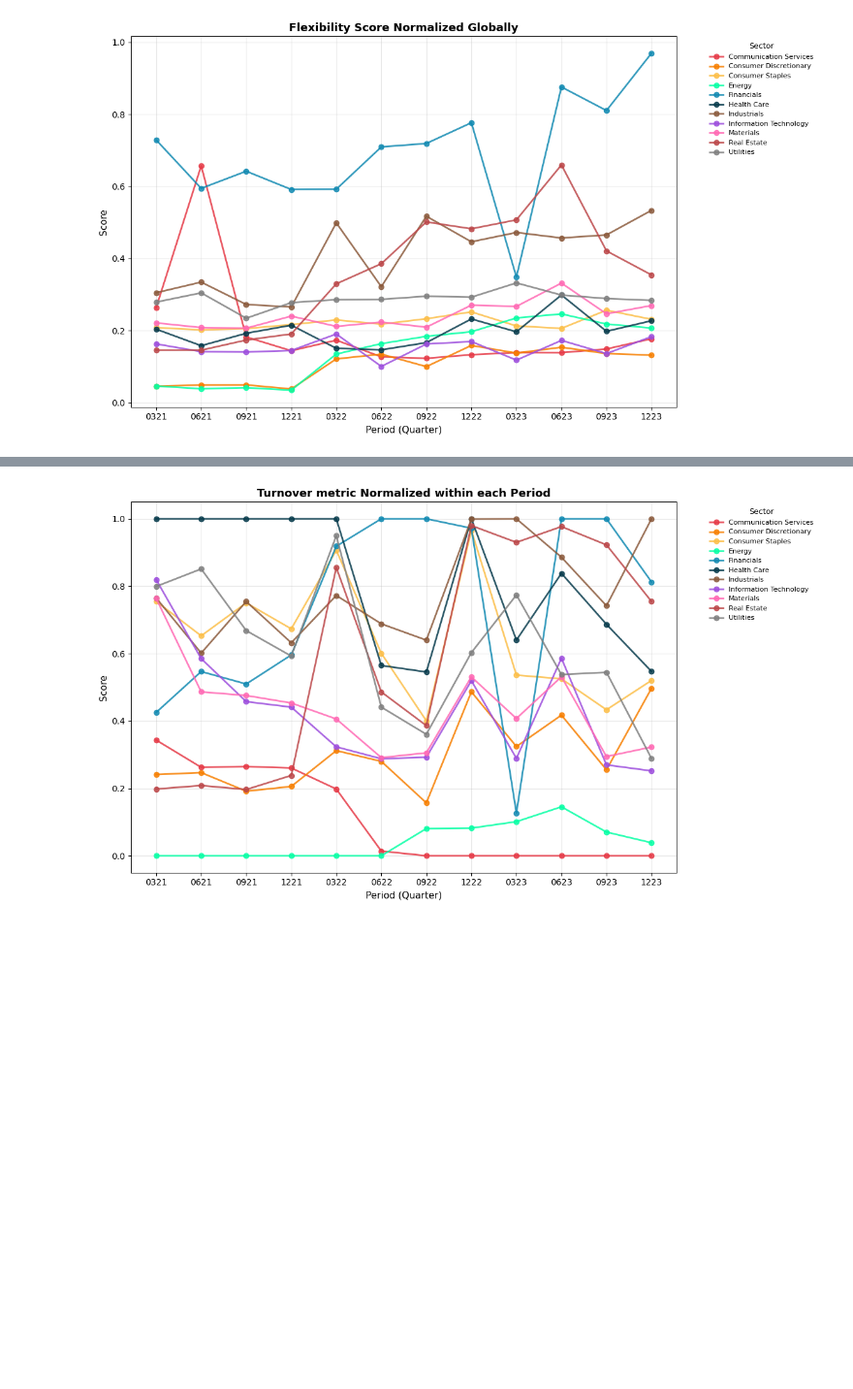
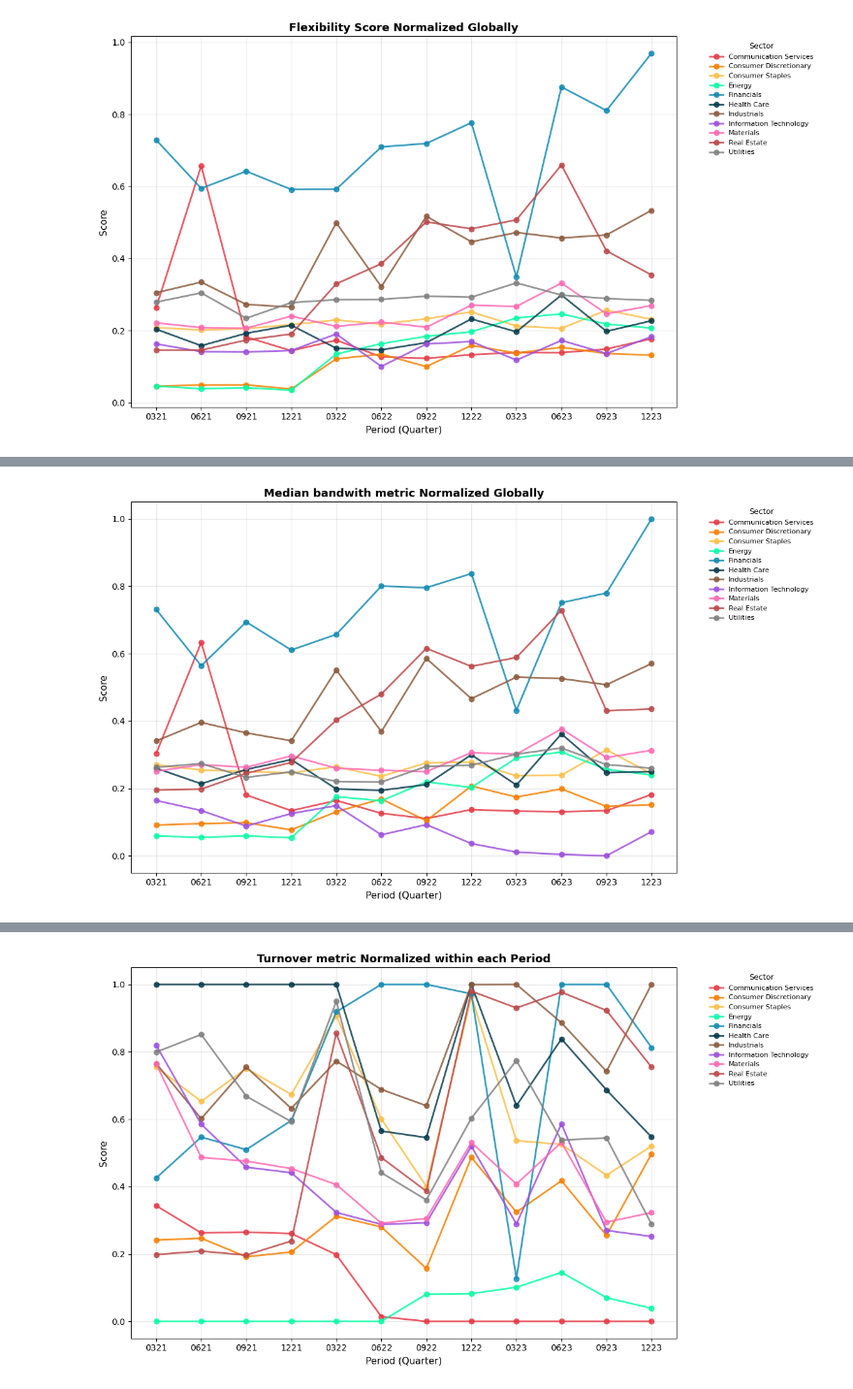
Before and after one commit to rebecca-di-francesco-bfh/sectoral-decarbonization, a Jupyter notebook: normalization_notebook.ipynb, the cells around one changed output, grey strips where cells are left out. Shown at 97% size. Cells and saved outputs as stored; diff of their text form; code cells hidden in the pictures; blank space fills up the shorter version.

```diff
--- a/normalization_notebook.ipynb
+++ b/normalization_notebook.ipynb
@@ -156,0 +160,4 @@ plot_sector_evolution(flexibility, value_col="Flexibility_Score_global", title="
+# %%
+plot_sector_evolution(flexibility, value_col="Median_bandwidth_global", title="Median bandwith metric Normalized Globally", ylabel = 'Score', figsize=(12,7), show=False)
+# %% [output]
+[figure, added]
```
Also changed, not shown: parts of 11 cells of this notebook.
